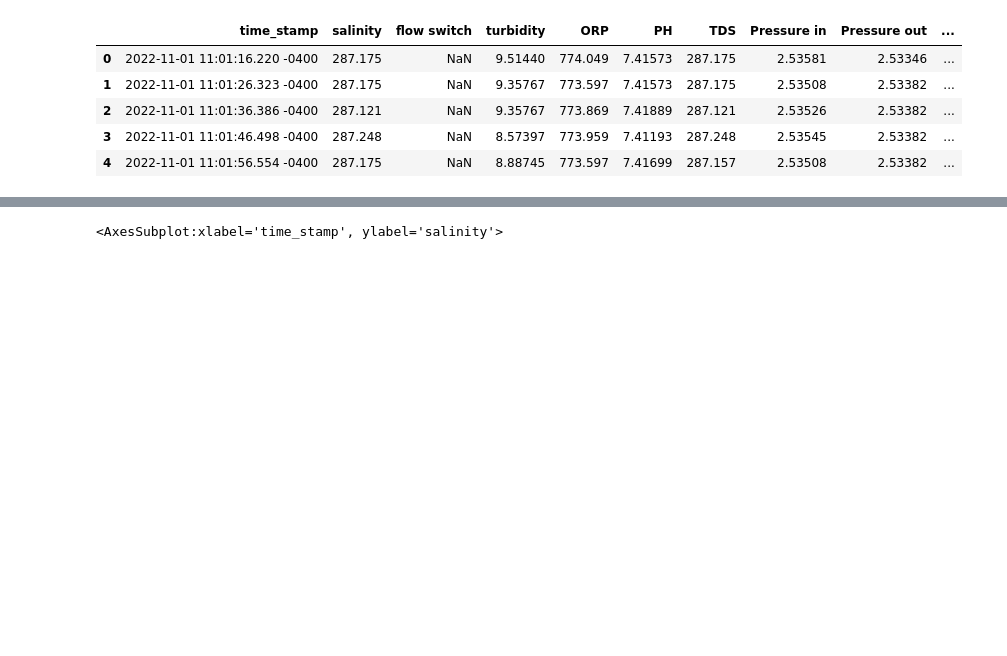
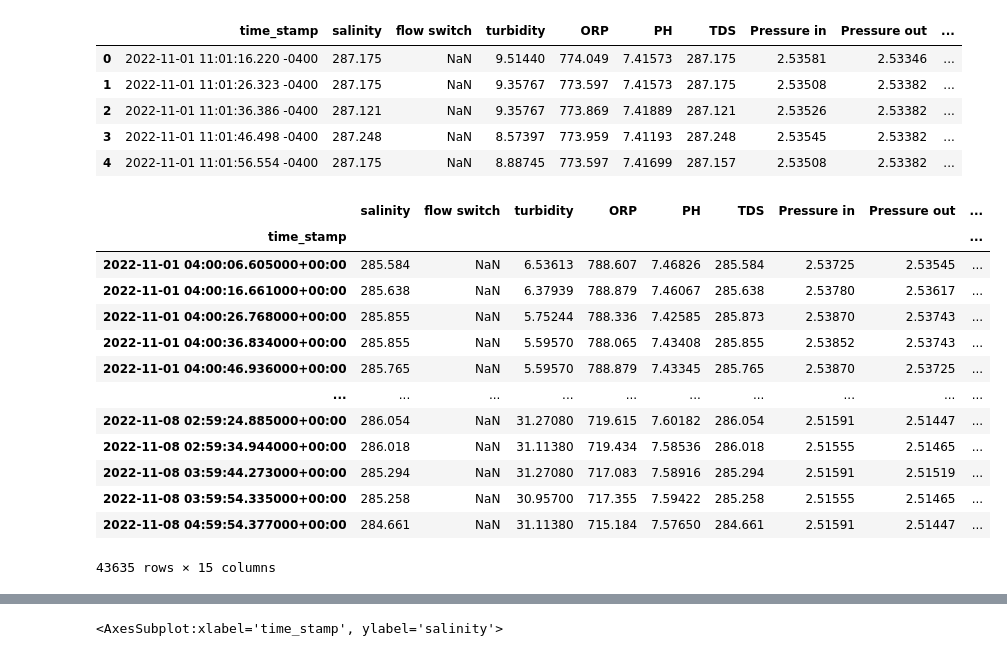
Before and after one commit to lutimoth/RIIPEN_ANTLER, a Jupyter notebook: Tim_Notebooks/Data Wrangle and EDA.ipynb, the cells around one changed output, grey strips where cells are left out. Cells and saved outputs as stored; diff of their text form; code cells hidden in the pictures; blank space fills up the shorter version.

```diff
--- a/Tim_Notebooks/Data Wrangle and EDA.ipynb
+++ b/Tim_Notebooks/Data Wrangle and EDA.ipynb
@@ -52,6 +52,23 @@ df.head()
 | 2 | 2022-11-01 11:01:36.386 -0400 | 287.121 | NaN | 9.35767 | 773.869 | 7.41889 | 287.121 | 2.53526 | 2.53382 | ... |
 | 3 | 2022-11-01 11:01:46.498 -0400 | 287.248 | NaN | 8.57397 | 773.959 | 7.41193 | 287.248 | 2.53545 | 2.53382 | ... |
 | 4 | 2022-11-01 11:01:56.554 -0400 | 287.175 | NaN | 8.88745 | 773.597 | 7.41699 | 287.157 | 2.53508 | 2.53382 | ... |
+# %%
+df.sort_values(by='time_stamp')
+# %% [output]
+|  | salinity | flow switch | turbidity | ORP | PH | TDS | Pressure in | Pressure out | ... |
+| time_stamp |  |  |  |  |  |  |  |  | ... |
+| 2022-11-01 04:00:06.605000+00:00 | 285.584 | NaN | 6.53613 | 788.607 | 7.46826 | 285.584 | 2.53725 | 2.53545 | ... |
+| 2022-11-01 04:00:16.661000+00:00 | 285.638 | NaN | 6.37939 | 788.879 | 7.46067 | 285.638 | 2.53780 | 2.53617 | ... |
+| 2022-11-01 04:00:26.768000+00:00 | 285.855 | NaN | 5.75244 | 788.336 | 7.42585 | 285.873 | 2.53870 | 2.53743 | ... |
+| 2022-11-01 04:00:36.834000+00:00 | 285.855 | NaN | 5.59570 | 788.065 | 7.43408 | 285.855 | 2.53852 | 2.53743 | ... |
+| 2022-11-01 04:00:46.936000+00:00 | 285.765 | NaN | 5.59570 | 788.879 | 7.43345 | 285.765 | 2.53870 | 2.53725 | ... |
+| ... | ... | ... | ... | ... | ... | ... | ... | ... | ... |
+| 2022-11-08 02:59:24.885000+00:00 | 286.054 | NaN | 31.27080 | 719.615 | 7.60182 | 286.054 | 2.51591 | 2.51447 | ... |
+| 2022-11-08 02:59:34.944000+00:00 | 286.018 | NaN | 31.11380 | 719.434 | 7.58536 | 286.018 | 2.51555 | 2.51465 | ... |
+| 2022-11-08 03:59:44.273000+00:00 | 285.294 | NaN | 31.27080 | 717.083 | 7.58916 | 285.294 | 2.51591 | 2.51519 | ... |
+| 2022-11-08 03:59:54.335000+00:00 | 285.258 | NaN | 30.95700 | 717.355 | 7.59422 | 285.258 | 2.51555 | 2.51465 | ... |
+| 2022-11-08 04:59:54.377000+00:00 | 284.661 | NaN | 31.11380 | 715.184 | 7.57650 | 284.661 | 2.51591 | 2.51447 | ... |
+43635 rows × 15 columns
 # %%
 # Lets set time_stamp as our index
 df = df.set_index('time_stamp')
```
Also changed, not shown: parts of 4 cells of this notebook.
